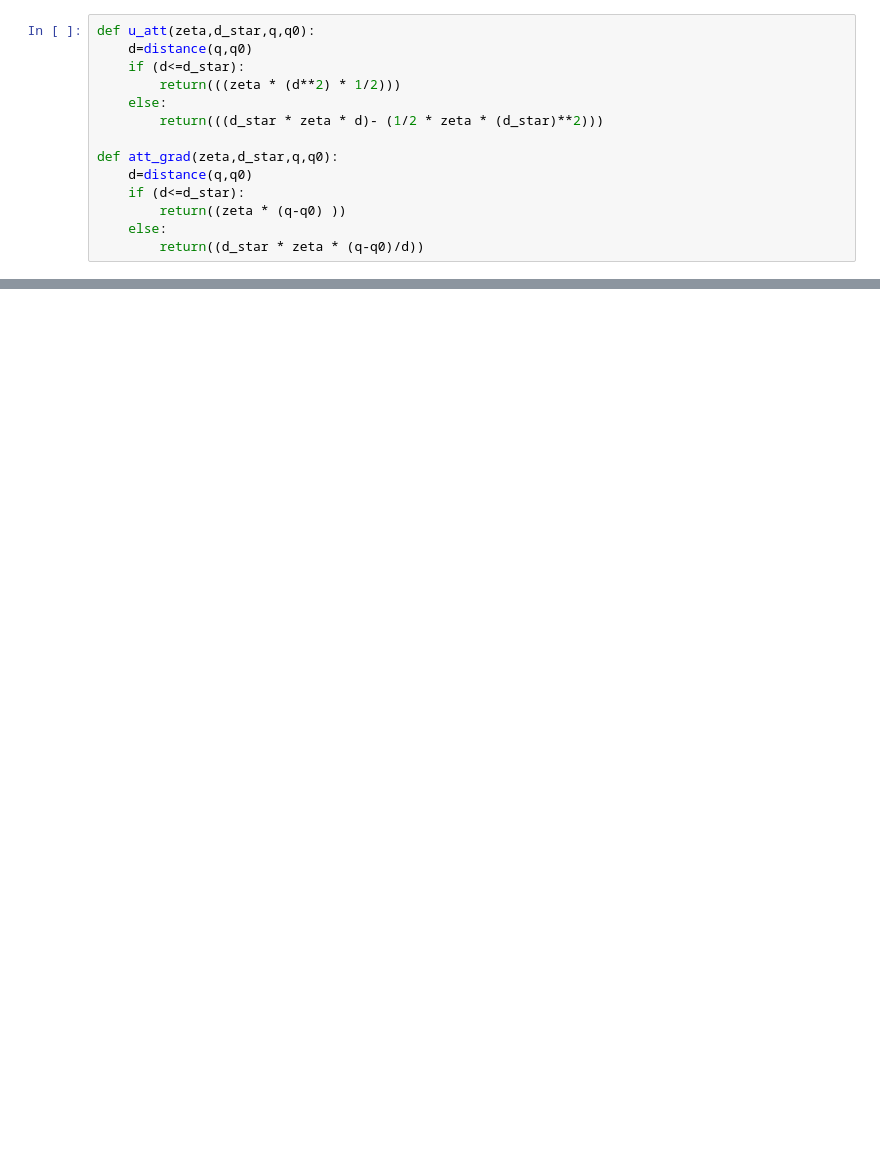
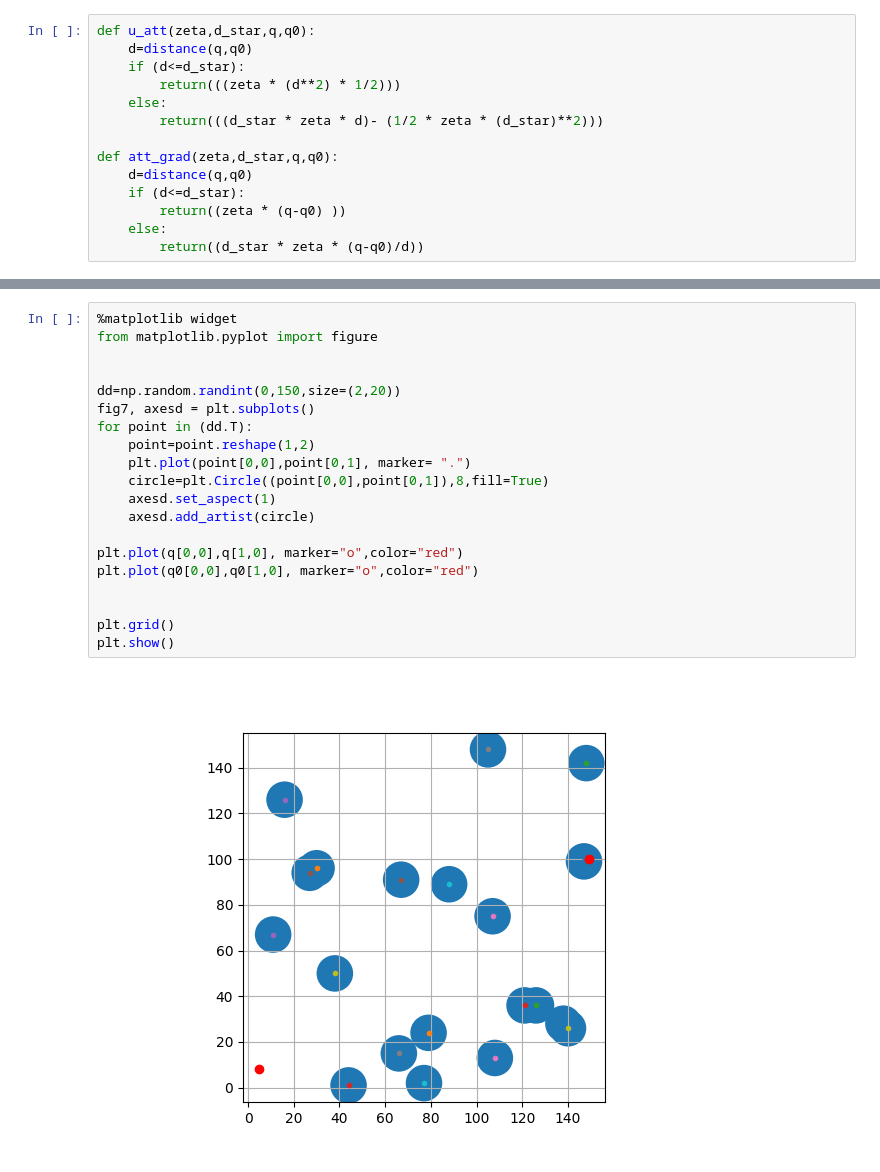
Before and after one commit to patweatharva/Path-Planning-of-mobile-robots, a Jupyter notebook: potential_func_2.ipynb, the cells around one changed output, grey strips where cells are left out. Saved outputs shown, nothing was run; the diff lists cells and outputs as text; blank space fills up the shorter version.

```diff
--- a/potential_func_2.ipynb
+++ b/potential_func_2.ipynb
@@ -85 +114,23 @@ q_hist, U_hist= GradientDescent(q,oq,q0,alpha,max_iter,n,q_star,zeta,d_star,U_st
+# %%
+%matplotlib widget
+from matplotlib.pyplot import figure
+
+
+dd=np.random.randint(0,150,size=(2,20))
+fig7, axesd = plt.subplots()
+for point in (dd.T):
+    point=point.reshape(1,2)
+    plt.plot(point[0,0],point[0,1], marker= ".")
+    circle=plt.Circle((point[0,0],point[0,1]),8,fill=True)
+    axesd.set_aspect(1)
+    axesd.add_artist(circle)
+
+plt.plot(q[0,0],q[1,0], marker="o",color="red")
+plt.plot(q0[0,0],q0[1,0], marker="o",color="red")
+
+
+plt.grid()
+plt.show()
+# %% [output]
+[figure, added]
 # %%
```
Also changed, not shown: parts of 9 cells of this notebook.
